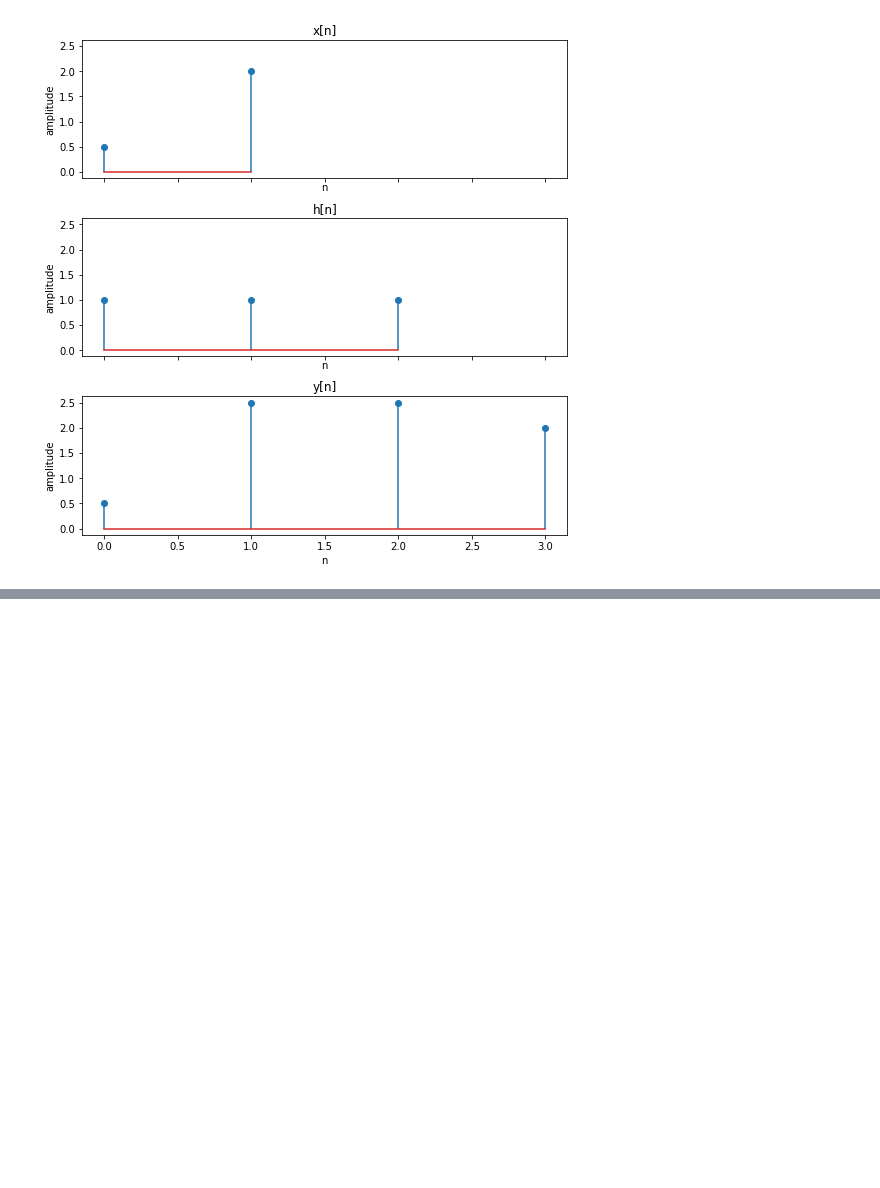
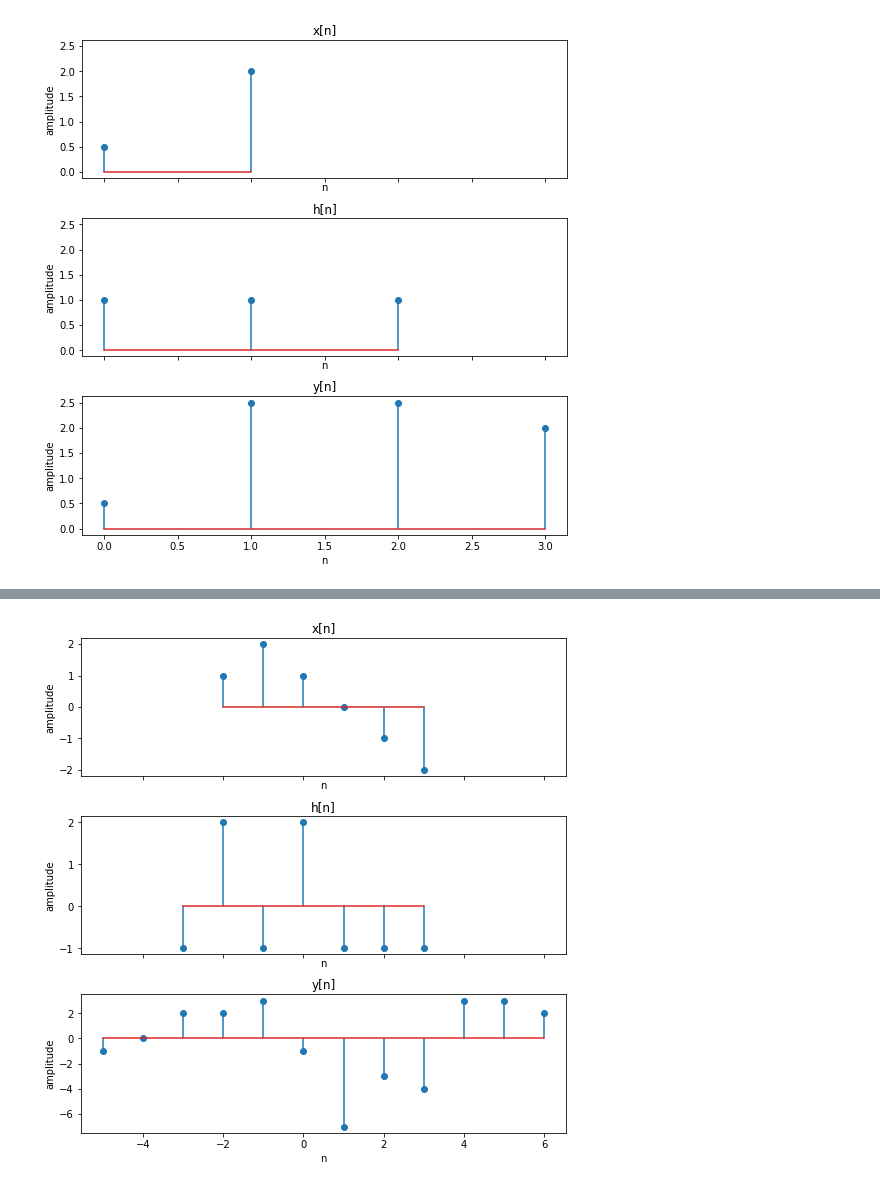
Before and after one commit to joao1pedro/SS, a Jupyter notebook: discrete_convolution.ipynb, the cells around one changed output, grey strips where cells are left out. Cells and saved outputs as stored; diff of their text form; code cells hidden in the pictures; blank space fills up the shorter version.

```diff
--- a/discrete_convolution.ipynb
+++ b/discrete_convolution.ipynb
@@ -67,0 +138,35 @@ plt.show()
+# %%
+# x[n]
+x = [1,2,1,0,-1,-2]
+nx = np.arange(-2,4)
+
+# h[n]
+h = [-1,2,-1,2,-1,-1,-1]
+nh = np.arange(-3,4)
+
+y, ny = convolution(x,nx,h,nh)
+
+fig, ax = plt.subplots(3, 1, sharex=True, sharey=False, figsize=(8,8))
+
+fig.tight_layout(pad=3.0)
+
+ax[0].stem(nx, x)
+ax[0].set_xlabel('n')
+ax[0].set_ylabel('amplitude')
+ax[0].title.set_text('x[n]')
+# ax[0].set_xlim(nx[0], nx[-1]+1)
+
+ax[1].stem(nh, h)
+ax[1].set_xlabel('n')
+ax[1].set_ylabel('amplitude')
+ax[1].title.set_text('h[n]')
+
+ax[2].stem(ny, y)
+ax[2].set_xlabel('n')
+ax[2].set_ylabel('amplitude')
+ax[2].title.set_text('y[n]')
+
+
+plt.show()
+# %% [output]
+[figure, added]
```
Also changed, not shown: parts of 4 cells of this notebook, 1 other file.
